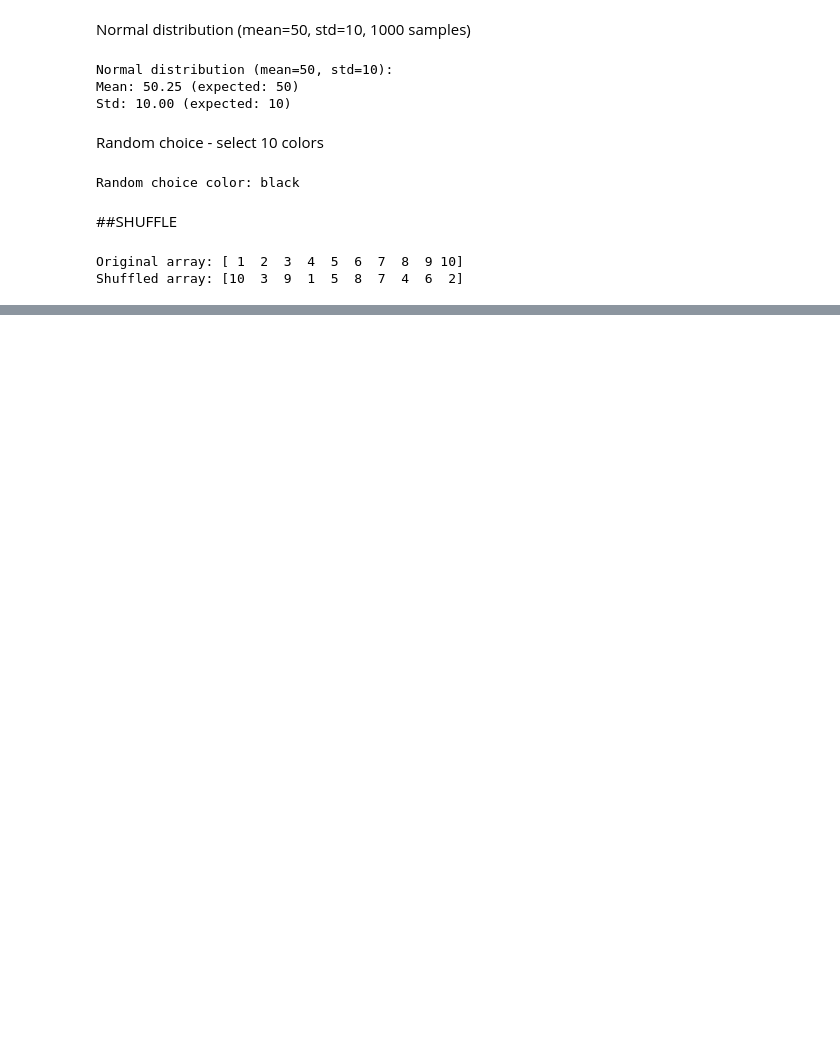
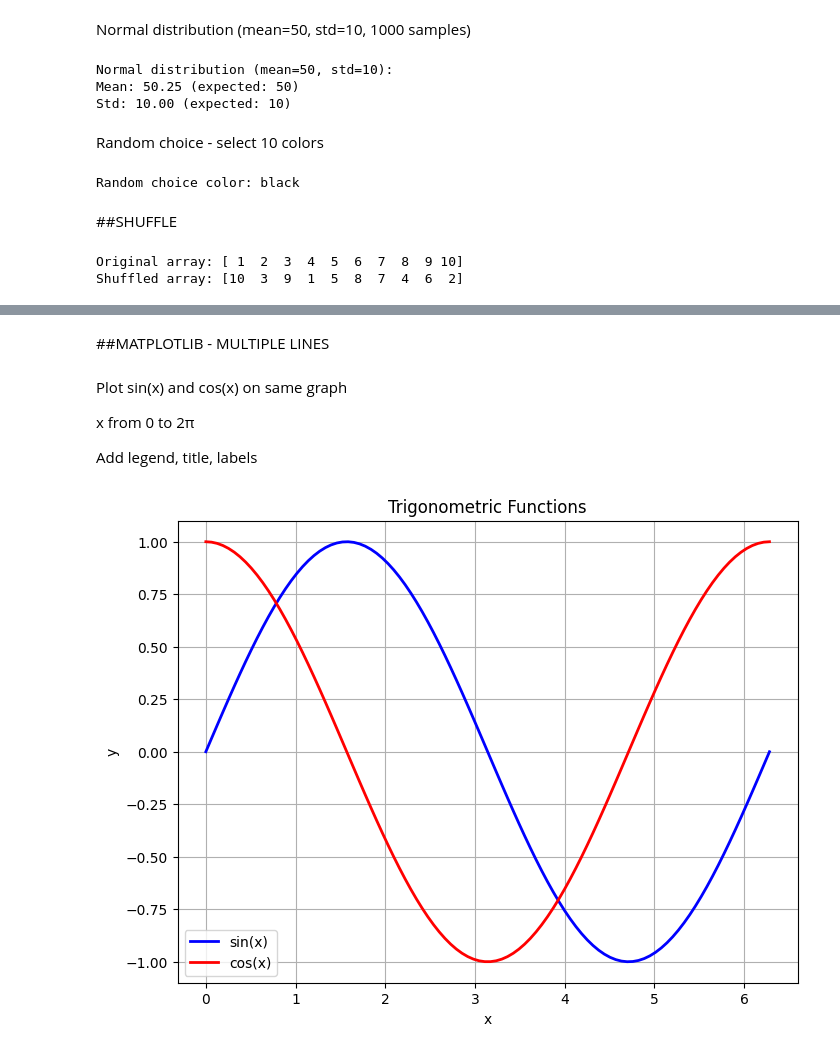
Before and after one commit to Davron030901/Matplotlib_and_Seaborn, a Jupyter notebook: RANDOM_and_MATPLOTLIB_BASICS.ipynb, the cells around one changed output, grey strips where cells are left out. Cells and saved outputs as stored; diff of their text form; code cells hidden in the pictures; blank space fills up the shorter version.

```diff
--- a/RANDOM_and_MATPLOTLIB_BASICS.ipynb
+++ b/RANDOM_and_MATPLOTLIB_BASICS.ipynb
@@ -498,0 +516,24 @@ Shuffled array: [10  3  9  1  5  8  7  4  6  2]
+# %% [markdown]
+##MATPLOTLIB - MULTIPLE LINES
+# %% [markdown]
+Plot sin(x) and cos(x) on same graph
+
+x from 0 to 2π
+
+Add legend, title, labels
+# %%
+x = np.linspace(0, 2*np.pi, 100)
+y1 = np.sin(x)
+y2 = np.cos(x)
+
+plt.figure(figsize=(8, 6))
+plt.plot(x, y1, label="sin(x)", color="blue", linewidth=2)
+plt.plot(x, y2, label="cos(x)", color="red", linewidth=2)
+plt.title("Trigonometric Functions")
+plt.xlabel("x")
+plt.ylabel("y")
+plt.legend()
+plt.grid(True)
+plt.show()
+# %% [output]
+[figure, added]
```
Also changed, not shown: parts of 23 cells of this notebook.
